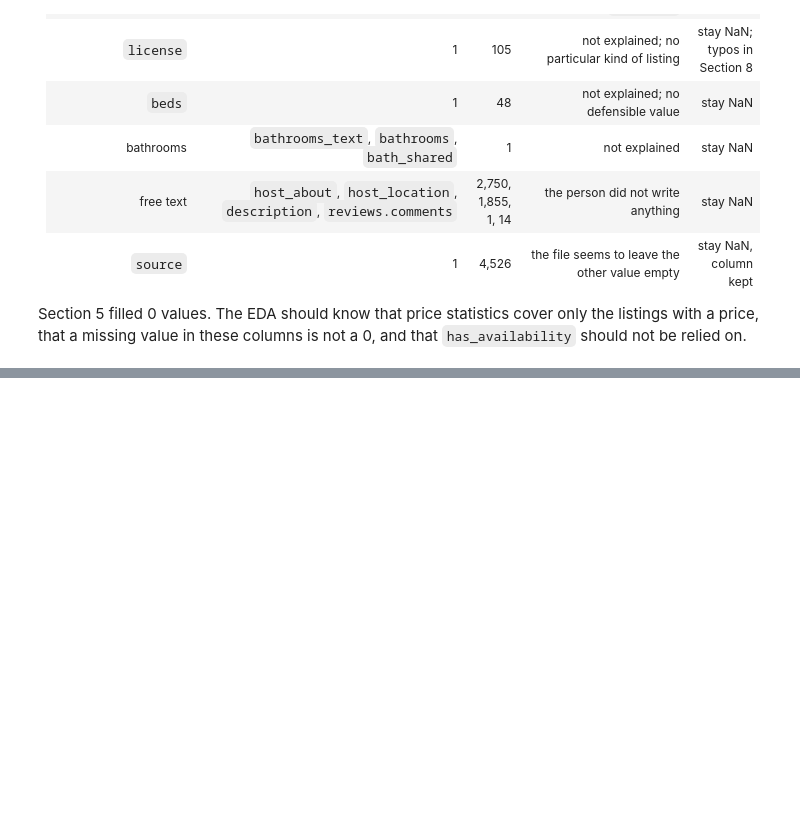
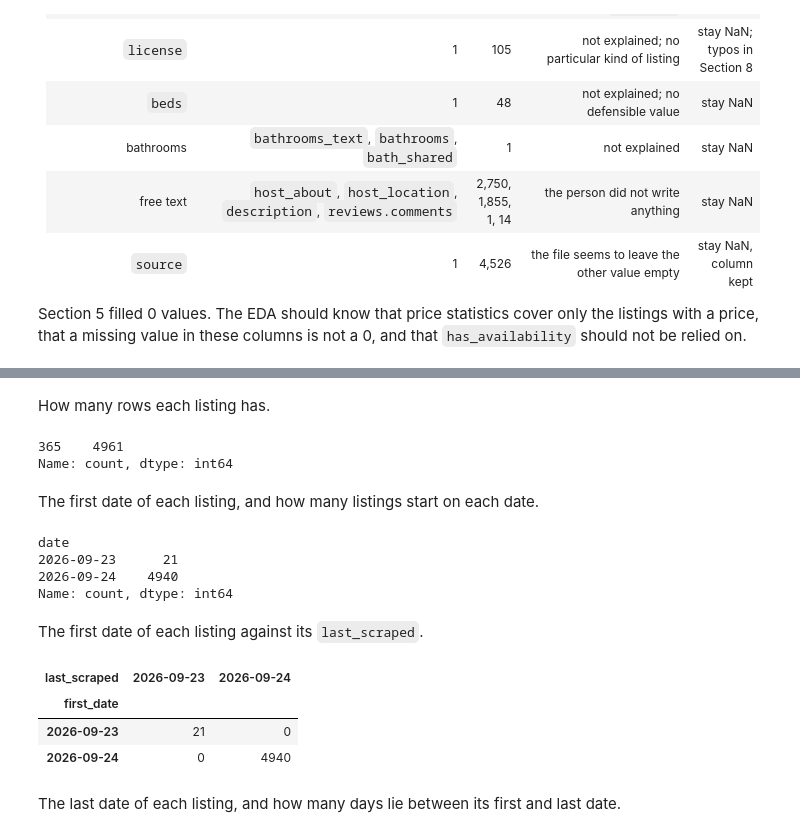
Before and after one commit to kallistratis/thessaloniki-airbnb-analysis, a Jupyter notebook: 01_data_cleaning.ipynb, the cells around one changed output, grey strips where cells are left out. Drawn from its saved outputs; the diff is of its cells as text; code cells hidden in the pictures; blank space fills up the shorter version.

```diff
--- a/01_data_cleaning.ipynb
+++ b/01_data_cleaning.ipynb
@@ -1665,0 +1705,28 @@ Section 5 filled 0 values. The EDA should know that price statistics cover only
+# %% [markdown]
+How many rows each listing has.
+# %%
+calendar_clean.groupby("listing_id").size().value_counts()
+# %% [output]
+365    4961
+Name: count, dtype: int64
+# %% [markdown]
+The first date of each listing, and how many listings start on each date.
+# %%
+first_date = calendar_clean.groupby("listing_id")["date"].min()
+first_date.value_counts().sort_index()
+# %% [output]
+date
+2026-09-23      21
+2026-09-24    4940
+Name: count, dtype: int64
+# %% [markdown]
+The first date of each listing against its `last_scraped`.
+# %%
+pd.crosstab(listings_clean["id"].map(first_date).rename("first_date"), listings_clean["last_scraped"])
+# %% [output]
+| last_scraped | 2026-09-23 | 2026-09-24 |
+| first_date |  |  |
+| 2026-09-23 | 21 | 0 |
+| 2026-09-24 | 0 | 4940 |
+# %% [markdown]
+The last date of each listing, and how many days lie between its first and last date.
```
Also changed, not shown: parts of 65 cells of this notebook.
